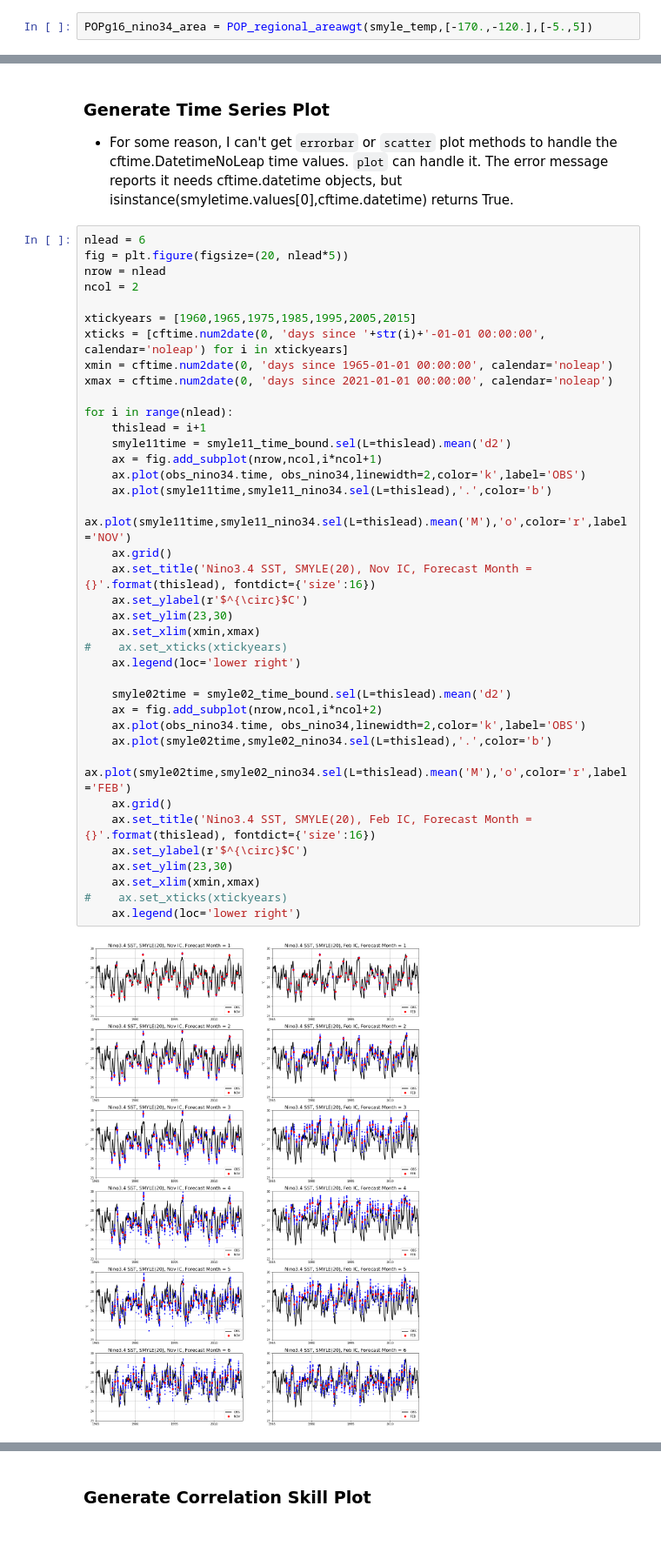
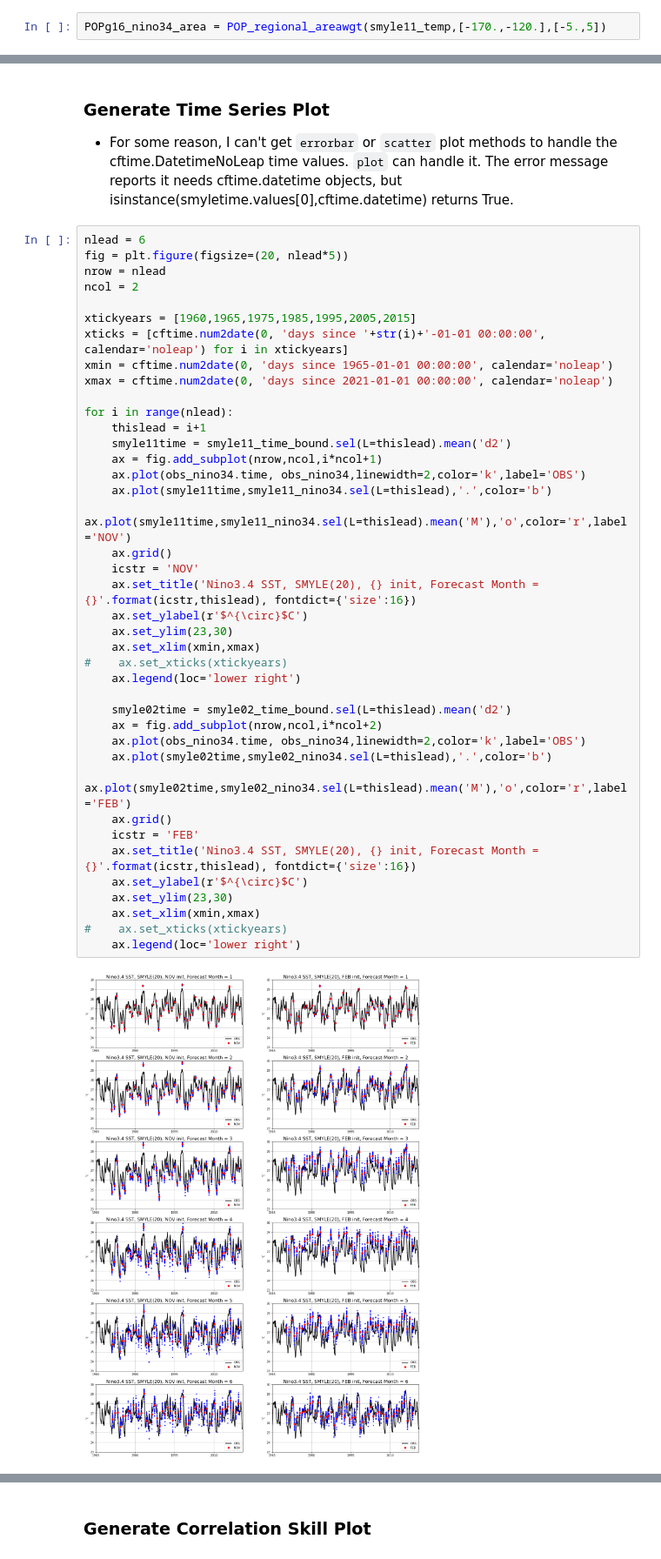
Before and after one commit to NCAR/SMYLE-analysis, a Jupyter notebook: notebooks/Nino3.4_check.ipynb, the cells around one changed output, grey strips where cells are left out. Shown at 87% size. Saved outputs shown, nothing was run; the diff lists cells and outputs as text.

```diff
--- a/notebooks/Nino3.4_check.ipynb
+++ b/notebooks/Nino3.4_check.ipynb
@@ -248,7 +275,7 @@ def POP_regional_areawgt(ds,lon_lim,lat_lim):
     region = (tlat>=lat_lim[0]) & (tlat<=lat_lim[1]) & (tlon>=lon_lim[0]) & (tlon<=lon_lim[1])
     return xr.where(region,tarea.fillna(0),0)
 # %%
-POPg16_nino34_area = POP_regional_areawgt(smyle_temp,[-170.,-120.],[-5.,5])
+POPg16_nino34_area = POP_regional_areawgt(smyle11_temp,[-170.,-120.],[-5.,5])
 # %% [markdown]
 Here, perform actual computation, returning xarray:
 # %%
@@ -285,33 +326,35 @@ xtickyears = [1960,1965,1975,1985,1995,2005,2015]
 xticks = [cftime.num2date(0, 'days since '+str(i)+'-01-01 00:00:00', calendar='noleap') for i in xtickyears]
 xmin = cftime.num2date(0, 'days since 1965-01-01 00:00:00', calendar='noleap')
 xmax = cftime.num2date(0, 'days since 2021-01-01 00:00:00', calendar='noleap')
 
 for i in range(nlead):
     thislead = i+1
     smyle11time = smyle11_time_bound.sel(L=thislead).mean('d2')
     ax = fig.add_subplot(nrow,ncol,i*ncol+1)
     ax.plot(obs_nino34.time, obs_nino34,linewidth=2,color='k',label='OBS')
     ax.plot(smyle11time,smyle11_nino34.sel(L=thislead),'.',color='b')
     ax.plot(smyle11time,smyle11_nino34.sel(L=thislead).mean('M'),'o',color='r',label='NOV')
     ax.grid()
-    ax.set_title('Nino3.4 SST, SMYLE(20), Nov IC, Forecast Month = {}'.format(thislead), fontdict={'size':16})
+    icstr = 'NOV'
+    ax.set_title('Nino3.4 SST, SMYLE(20), {} init, Forecast Month = {}'.format(icstr,thislead), fontdict={'size':16})
     ax.set_ylabel(r'$^{\circ}$C')
     ax.set_ylim(23,30)
     ax.set_xlim(xmin,xmax)
 #    ax.set_xticks(xtickyears)
     ax.legend(loc='lower right')
 
     smyle02time = smyle02_time_bound.sel(L=thislead).mean('d2')
     ax = fig.add_subplot(nrow,ncol,i*ncol+2)
     ax.plot(obs_nino34.time, obs_nino34,linewidth=2,color='k',label='OBS')
     ax.plot(smyle02time,smyle02_nino34.sel(L=thislead),'.',color='b')
     ax.plot(smyle02time,smyle02_nino34.sel(L=thislead).mean('M'),'o',color='r',label='FEB')
     ax.grid()
-    ax.set_title('Nino3.4 SST, SMYLE(20), Feb IC, Forecast Month = {}'.format(thislead), fontdict={'size':16})
+    icstr = 'FEB'
+    ax.set_title('Nino3.4 SST, SMYLE(20), {} init, Forecast Month = {}'.format(icstr,thislead), fontdict={'size':16})
     ax.set_ylabel(r'$^{\circ}$C')
     ax.set_ylim(23,30)
     ax.set_xlim(xmin,xmax)
 #    ax.set_xticks(xtickyears)
     ax.legend(loc='lower right')
 # %% [output]
-[figure, old version]
+[figure, new version]
```
Also changed, not shown: parts of 17 cells of this notebook.
